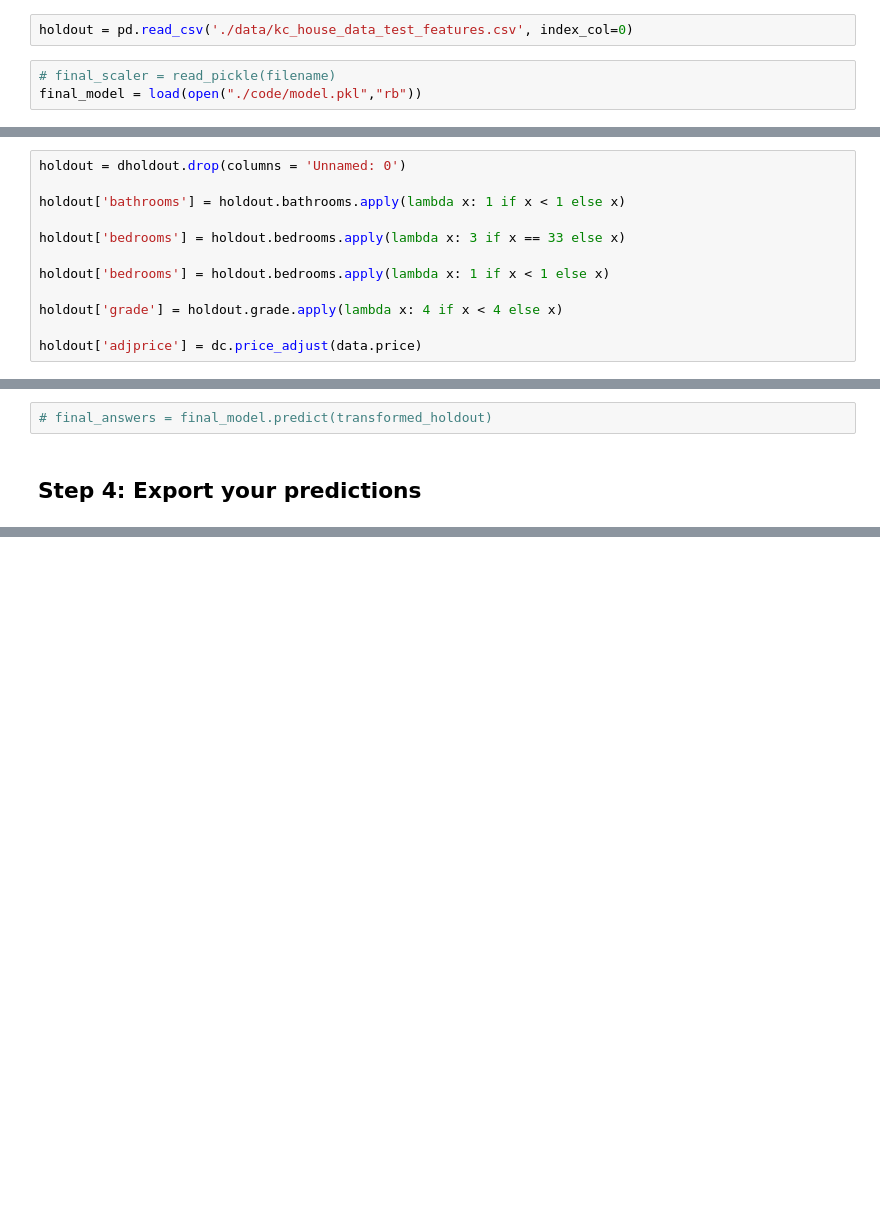
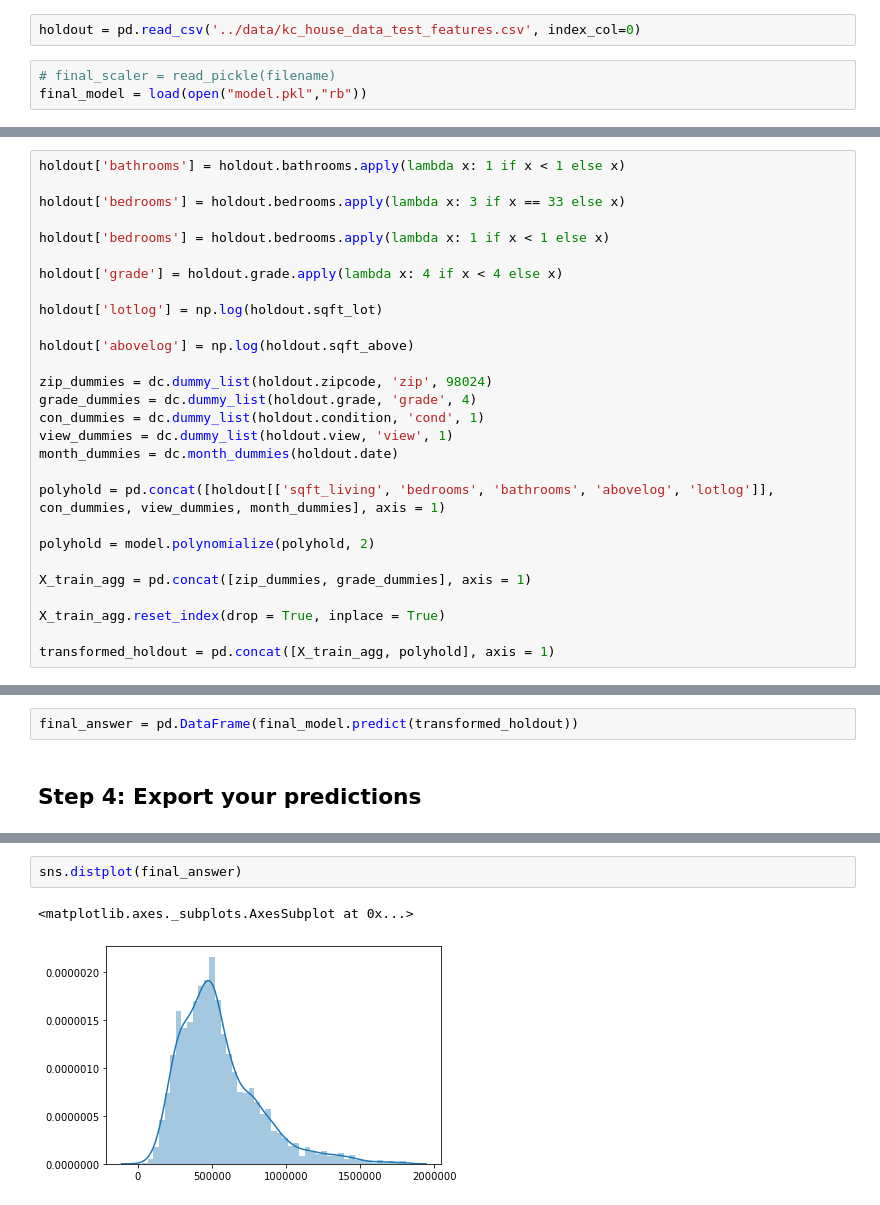
Before and after one commit to bagnine/KChousing, a Jupyter notebook: code/Predict_holdout.ipynb, the cells around one changed output, grey strips where cells are left out. Saved outputs shown, nothing was run; the diff lists cells and outputs as text; blank space fills up the shorter version.

```diff
--- a/code/Predict_holdout.ipynb
+++ b/code/Predict_holdout.ipynb
@@ -10,17 +11,15 @@ ModuleNotFoundError: No module named 'model'
 # %% [markdown]
 ## Step 1: Read in hold out data, scalers, and best model
 # %%
-holdout = pd.read_csv('./data/kc_house_data_test_features.csv', index_col=0)
+holdout = pd.read_csv('../data/kc_house_data_test_features.csv', index_col=0)
 # %%
 # final_scaler = read_pickle(filename)
-final_model = load(open("./code/model.pkl","rb"))
+final_model = load(open("model.pkl","rb"))
 # %% [markdown]
 ## Step 2: Feature Engineering for holdout set
 # %% [markdown]
 Remember we have to perform the same transformations on our holdout data (feature engineering, extreme values, and scaling) that we performed on the original data.
 # %%
-holdout = dholdout.drop(columns = 'Unnamed: 0')
-
 holdout['bathrooms'] = holdout.bathrooms.apply(lambda x: 1 if x < 1 else x)
 
 holdout['bedrooms'] = holdout.bedrooms.apply(lambda x: 3 if x == 33 else x)
@@ -29,4 +28,22 @@ holdout['bedrooms'] = holdout.bedrooms.apply(lambda x: 1 if x < 1 else x)
 
 holdout['grade'] = holdout.grade.apply(lambda x: 4 if x < 4 else x)
 
-holdout['adjprice'] = dc.price_adjust(data.price)
+holdout['lotlog'] = np.log(holdout.sqft_lot)
+
+holdout['abovelog'] = np.log(holdout.sqft_above)
+
+zip_dummies = dc.dummy_list(holdout.zipcode, 'zip', 98024)
+grade_dummies = dc.dummy_list(holdout.grade, 'grade', 4)
+con_dummies = dc.dummy_list(holdout.condition, 'cond', 1)
+view_dummies = dc.dummy_list(holdout.view, 'view', 1)
+month_dummies = dc.month_dummies(holdout.date)
+
+polyhold = pd.concat([holdout[['sqft_living', 'bedrooms', 'bathrooms', 'abovelog', 'lotlog']], con_dummies, view_dummies, month_dummies], axis = 1)
+
+polyhold = model.polynomialize(polyhold, 2)
+
+X_train_agg = pd.concat([zip_dummies, grade_dummies], axis = 1)
+
+X_train_agg.reset_index(drop = True, inplace = True)
+
+transformed_holdout = pd.concat([X_train_agg, polyhold], axis = 1)
@@ -40,6 +50,6 @@ holdout['adjprice'] = dc.price_adjust(data.price)
 # %% [markdown]
 ## Step 3: Predict the holdout set
 # %%
-# final_answers = final_model.predict(transformed_holdout)
+final_answer = pd.DataFrame(final_model.predict(transformed_holdout))
 # %% [markdown]
 ## Step 4: Export your predictions
@@ -47,0 +74,5 @@ holdout['adjprice'] = dc.price_adjust(data.price)
+# %%
+sns.distplot(final_answer)
+# %% [output]
+<matplotlib.axes._subplots.AxesSubplot at 0x...>
+[figure, added]
```
Also changed, not shown: parts of 5 cells of this notebook, 4 other files.
